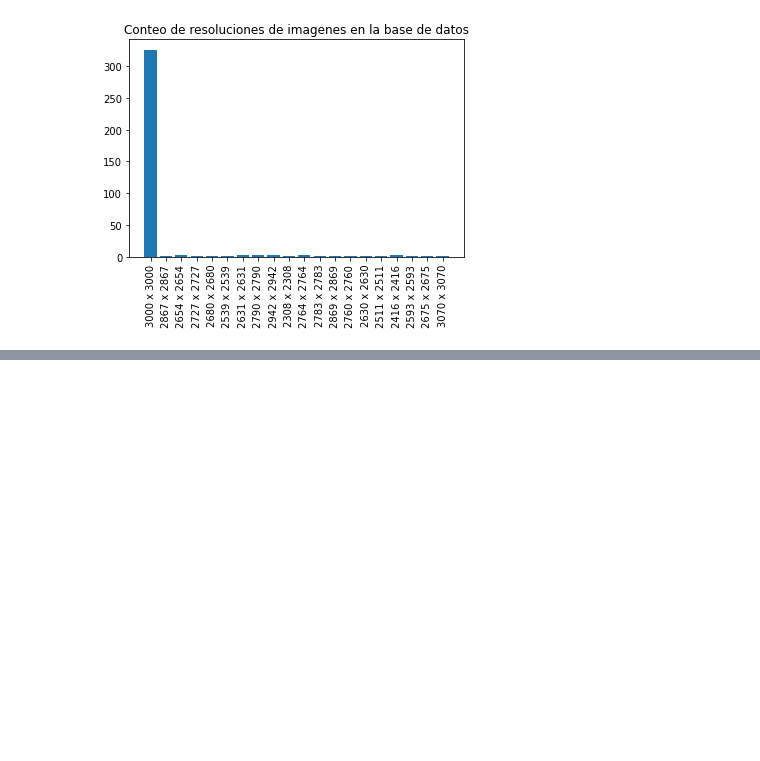
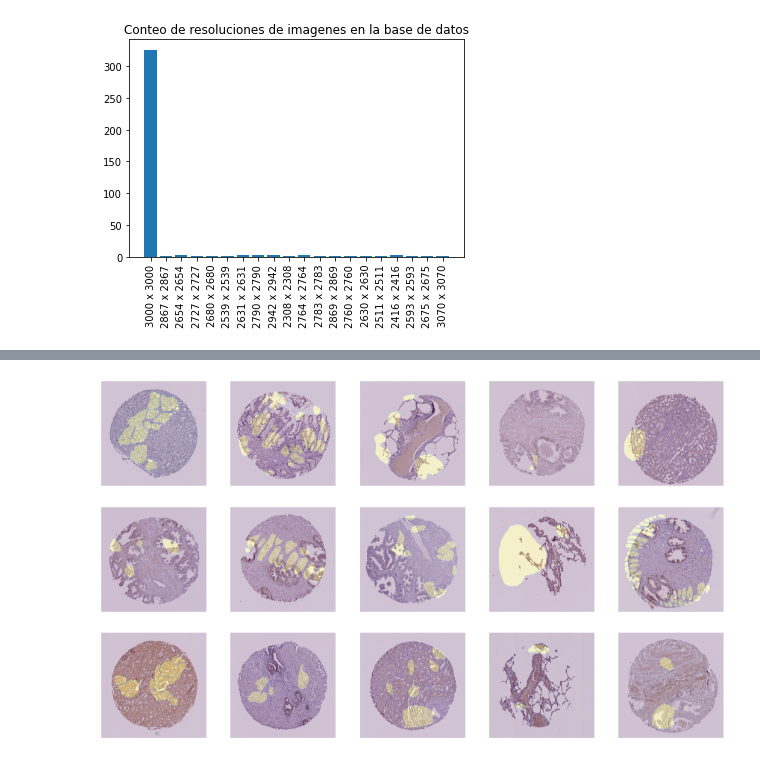
Before and after one commit to Bato007/PRJ2_DS, a Jupyter notebook: main.ipynb, the cells around one changed output, grey strips where cells are left out. Drawn from its saved outputs; the diff is of its cells as text; code cells hidden in the pictures; blank space fills up the shorter version.

```diff
--- a/main.ipynb
+++ b/main.ipynb
@@ -168,0 +256,15 @@ plt.show()
+# %%
+ds = HuBMAPDataset(train)
+dl = torch.utils.data.DataLoader(ds,batch_size=64,shuffle=False,)
+it = iter(dl)
+imgs,masks = next(it)
+# %%
+plt.figure(figsize=(15,15))
+for i,(img,mask) in enumerate(zip(imgs,masks)):
+    plt.subplot(5,5,i+1)
+    plt.imshow(img)
+    plt.imshow(mask.squeeze().numpy(), alpha=0.2)
+    plt.axis('off')
+    plt.subplots_adjust(wspace=None, hspace=None)
+# %% [output]
+[figure, added]
```
Also changed, not shown: parts of 14 cells of this notebook.
